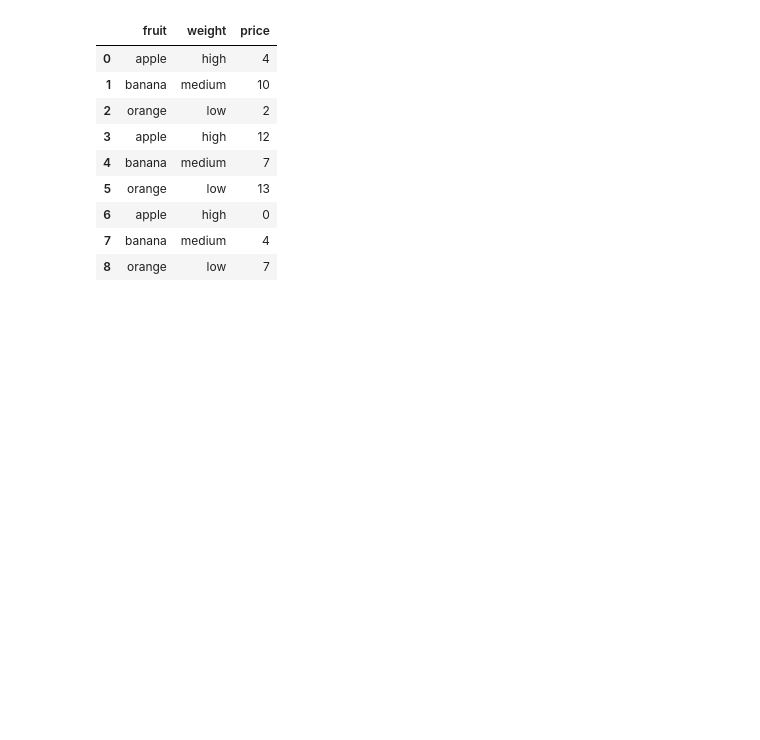
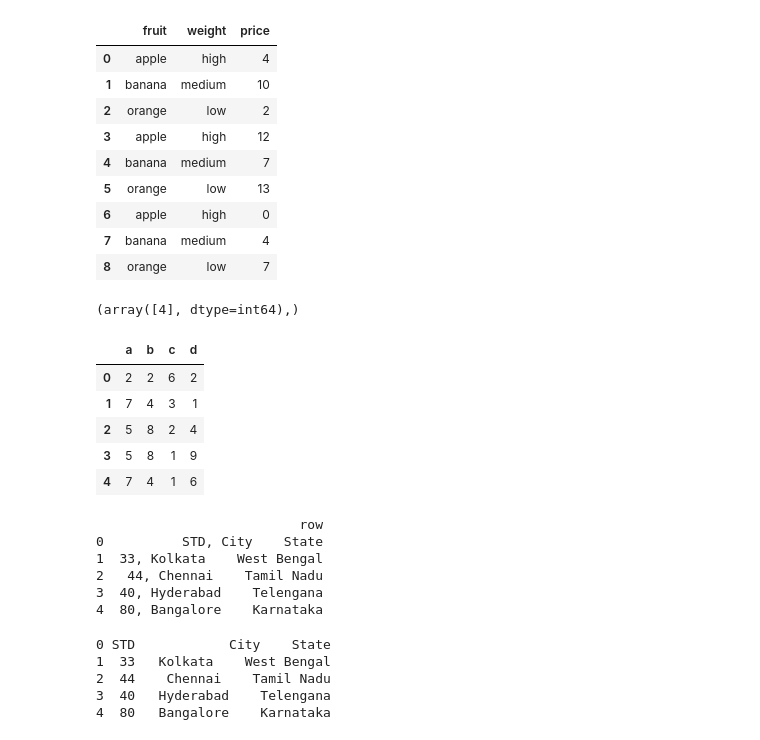
Before and after one commit to kishan-chakraborty/Tutorials, a Jupyter notebook: Pandas/tut1.ipynb, the cells around one changed output. Cells and saved outputs as stored; diff of their text form; code cells hidden in the pictures; blank space fills up the shorter version.

```diff
--- a/Pandas/tut1.ipynb
+++ b/Pandas/tut1.ipynb
@@ -809,3 +810,9 @@ df1
 | 6 | apple | high | 0 |
 | 7 | banana | medium | 4 |
 | 8 | orange | low | 7 |
+# %%
+# 72. How to get the positions where values of two columns match?
+df = pd.DataFrame(np.random.randint(1, 100, 20).reshape(-1, 4), columns = list('abcd'))
+np.where(df['a'] == df['b'])
+# %% [output]
+(array([4], dtype=int64),)
@@ -811,0 +824,11 @@ df1
+# %%
+# 74. Get the frequency of unique values in the entire dataframe df.
+df = pd.DataFrame(np.random.randint(1, 10, 20).reshape(-1, 4), columns = list('abcd'))
+df
+# %% [output]
+|  | a | b | c | d |
+| 0 | 2 | 2 | 6 | 2 |
+| 1 | 7 | 4 | 3 | 1 |
+| 2 | 5 | 8 | 2 | 4 |
+| 3 | 5 | 8 | 1 | 9 |
+| 4 | 7 | 4 | 1 | 6 |
@@ -811,0 +840,30 @@ df1
+# %%
+# Split the string column in df to form a dataframe with 3 columns as shown.
+df = pd.DataFrame(["STD, City    State",
+"33, Kolkata    West Bengal",
+"44, Chennai    Tamil Nadu",
+"40, Hyderabad    Telengana",
+"80, Bangalore    Karnataka"], columns=['row'])
+print(df)
+# %% [output]
+                          row
+0          STD, City    State
+1  33, Kolkata    West Bengal
+2   44, Chennai    Tamil Nadu
+3  40, Hyderabad    Telengana
+4  80, Bangalore    Karnataka
+# %%
+# Solution
+df_out = df.row.str.split(',|\t', expand=True)
+
+# Make first row as header
+new_header = df_out.iloc[0]
+df_out = df_out[1:]
+df_out.columns = new_header
+print(df_out)
+# %% [output]
+0 STD            City    State
+1  33   Kolkata    West Bengal
+2  44    Chennai    Tamil Nadu
+3  40   Hyderabad    Telengana
+4  80   Bangalore    Karnataka
```
Also changed, not shown: parts of 3 cells of this notebook.
